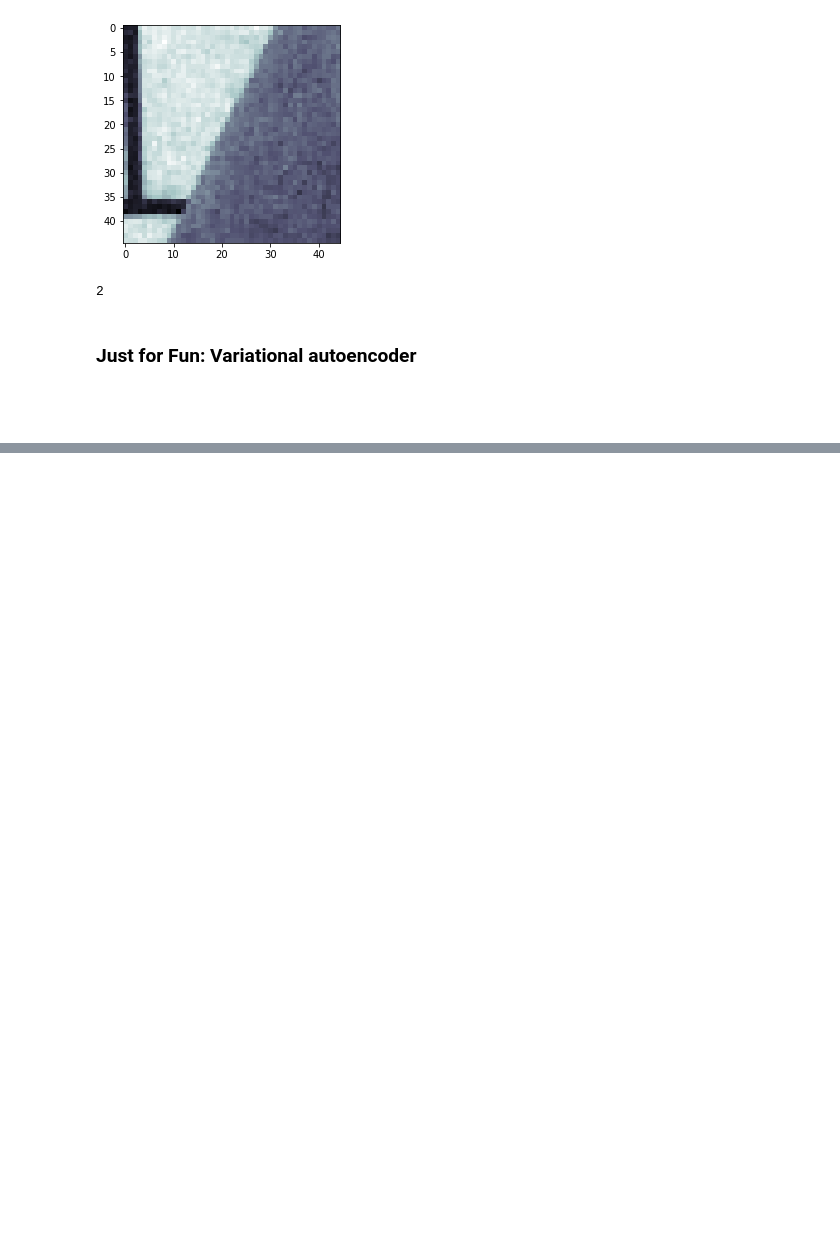
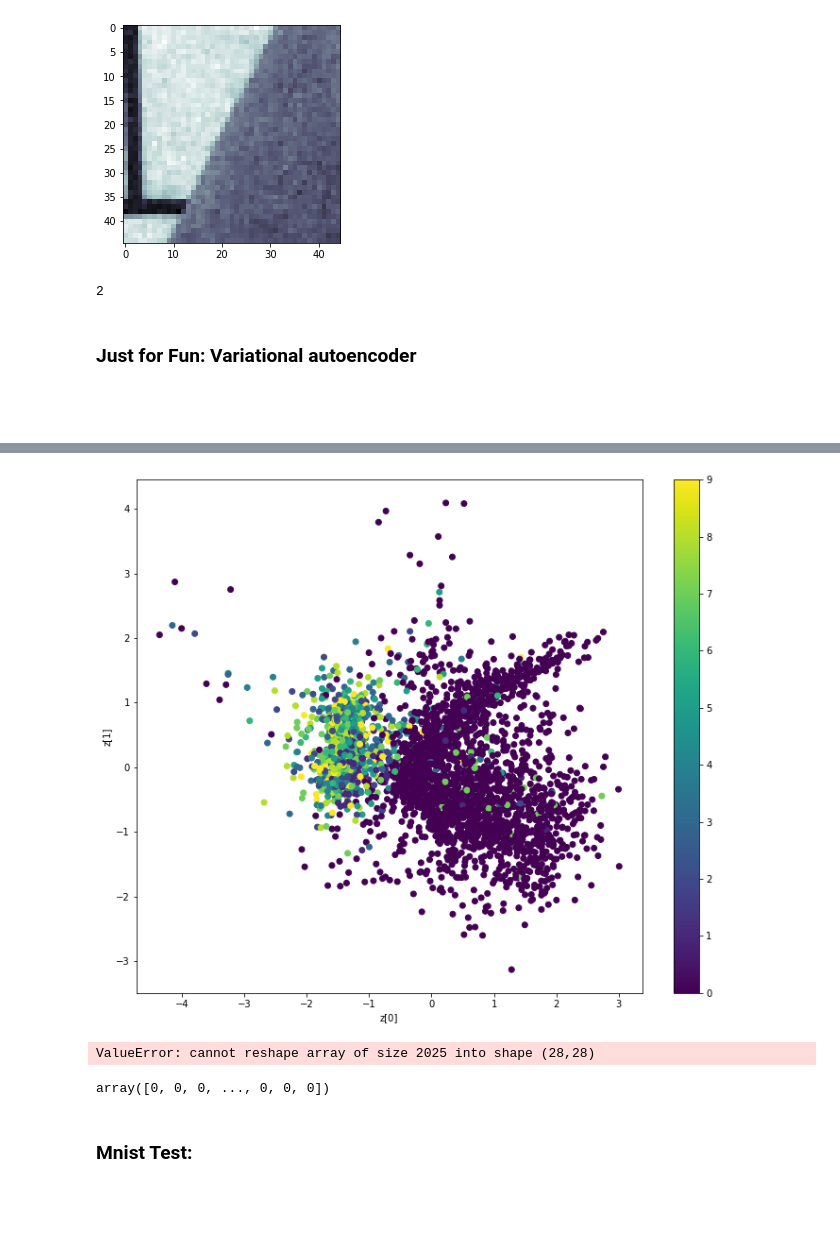
Before and after one commit to simonjuleseric2/Deep-learning-and-backtracking-sudoku, a Jupyter notebook: digit_generation&training.ipynb, the cells around one changed output, grey strips where cells are left out. Cells and saved outputs as stored; diff of their text form; code cells hidden in the pictures; blank space fills up the shorter version.

```diff
--- a/digit_generation&training.ipynb
+++ b/digit_generation&training.ipynb
@@ -1572,0 +1747,31 @@ plt.show()
+# %%
+outputs = decoder(encoder(inputs)[2])
+vae = Model(inputs, outputs, name='vae')
+# %%
+if use_mse:
+    reconstruction_loss = mse(K.flatten(inputs), K.flatten(outputs))
+else:
+    reconstruction_loss = binary_crossentropy(K.flatten(inputs),
+                                              K.flatten(outputs))
+
+reconstruction_loss *= image_size * image_size
+kl_loss = 1 + z_log_var - K.square(z_mean) - K.exp(z_log_var)
+kl_loss = K.sum(kl_loss, axis=-1)
+kl_loss *= -0.5
+vae_loss = K.mean(reconstruction_loss + kl_loss)
+vae.add_loss(vae_loss)
+# %%
+vae.compile(optimizer='rmsprop')
+#vae.summary()
+# %%
+x_test=x_test[:, :, :, 0]
+
+if load_weights:
+    vae = vae.load_weights(args.weights)
+else:
+    # train the autoencoder
+    vae.fit(x_train,
+            epochs=epochs,
+            batch_size=batch_size,
+            validation_data=(x_test, None))
+    #vae.save_weights('vae_cnn.h5')
@@ -1572,0 +1796,13 @@ plt.show()
+# %%
+plot_results(encoder, decoder, x_test, y_test2, batch_size=batch_size)
+# %% [output]
+[figure, added]
+ValueError: cannot reshape array of size 2025 into shape (28,28)
+# %%
+y_test2
+# %% [output]
+array([0, 0, 0, ..., 0, 0, 0])
+# %% [markdown]
+### Mnist Test:
+<br>
+<br>
```
Also changed, not shown: parts of 30 cells of this notebook, 4 other files.
